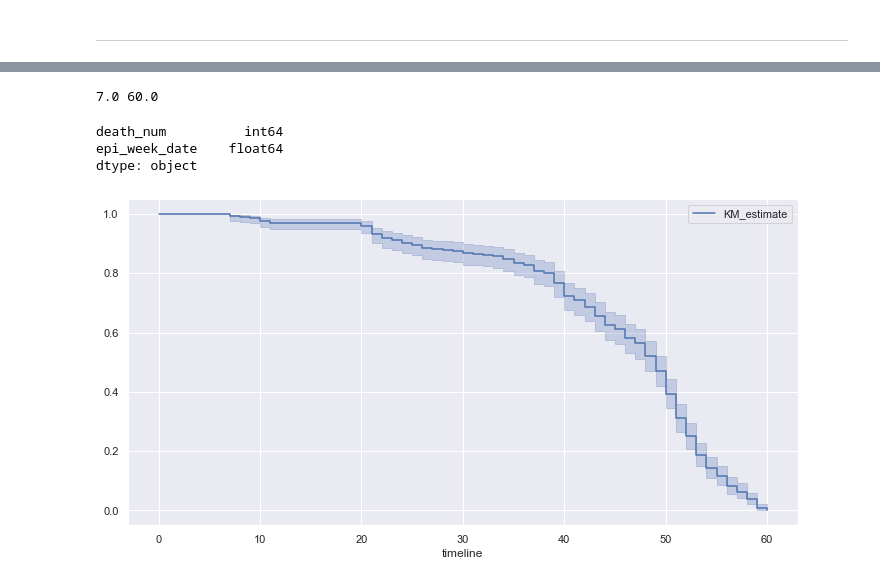
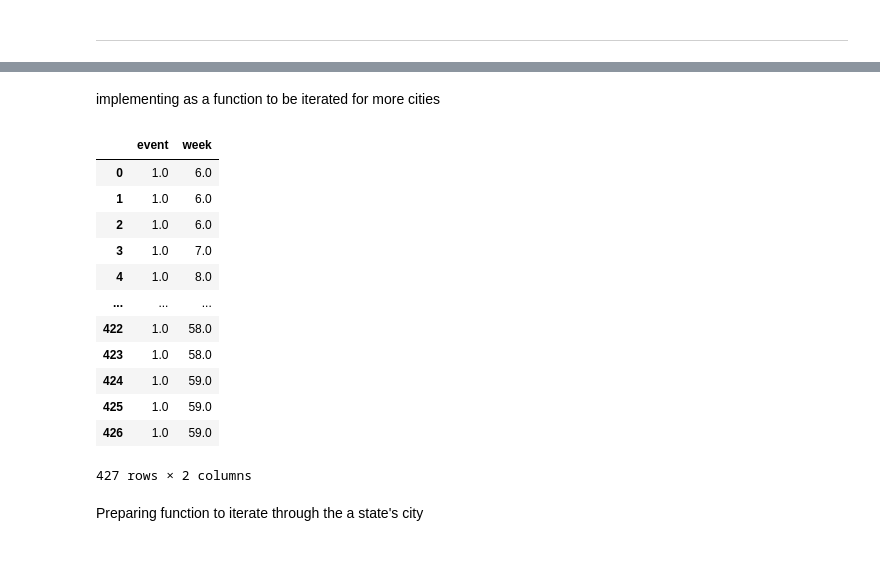
Before and after one commit to alexandrepereiraarq/COVIDGI, a Jupyter notebook: CVGI_MR_04_upscaling.ipynb, the cells around one changed output, grey strips where cells are left out. Saved outputs shown, nothing was run; the diff lists cells and outputs as text; code cells hidden in the pictures; blank space fills up the shorter version.

```diff
--- a/CVGI_MR_04_upscaling.ipynb
+++ b/CVGI_MR_04_upscaling.ipynb
@@ -227,27 +148,48 @@ cases_teste_pop = cases_teste_pop[cases_teste_pop.epi_week_date < 70]
-# %%
-print(cases_teste_pop.epi_week_date.min(),cases_teste_pop.epi_week_date.max())
-# %% [output]
-7.0 60.0
-# %%
-cases_test_pop.dtypes
-# %% [output]
-death_num          int64
-epi_week_date    float64
-dtype: object
-# %%
-kmf2 = KaplanMeierFitter()
-
-T = cases_teste_pop['epi_week_date']     ## time to event
-E = cases_teste_pop['death_num']      ## variable indicating the event
-
-#cohorts = df['StreamingTV']
-#i1 = (cohorts == 'No')
-#i2 = (cohorts == 'Yes')
-
-kmf2.fit(T,E)
-a1 = kmf2.plot()
-#kmf1.fit(T[i2], E[i2], label='Subscribed Streaming TV')
-#kmf2.plot(ax=a1)
-plt.show()
-# %% [output]
-[figure, removed]
+# %% [markdown]
+implementing as a function to be iterated for more cities
+# %%
+def events_cities(cases):
+    start_time = time.time()
+    #events = pd.DataFrame({'event': pd.Series([], dtype='int'),'week':pd.Series([], dtype='int')}, index=range(cases.new_deaths.sum()))
+    #events.event = 0
+    total_deaths = 0
+    for id_wk, val_wk in enumerate(cases.epi_week):
+        #check if there are any cases, otherwise skip
+        var_deaths = cases[(cases.epi_week == val_wk)].new_deaths.tolist()[0]
+
+        if var_deaths > 0:
+            for i in range(var_deaths):
+                total_deaths = total_deaths + 1
+    events = pd.DataFrame({'event': pd.Series([], dtype='int'),'week':pd.Series([], dtype='int')}, index=range(total_deaths))
+    c = 0
+    for id_wk, val_wk in enumerate(cases.epi_week):
+        #check if there are any cases, otherwise skip
+        var_deaths = cases[(cases.epi_week == val_wk)].new_deaths.tolist()[0]
+        #print(var_deaths,val_wk)
+        if var_deaths > 0:
+            for i in range(var_deaths):
+                events['event'].iloc[c] = 1
+                events['week'].iloc[c] = id_wk
+                c = c + 1
+    t1 = "--- %s seconds ---" % (time.time() - start_time)
+    return events
+# %%
+#testing function
+events_one_city_2 = events_cities(cases_one_city)
+events_one_city_2
+# %% [output]
+|  | event | week |
+| 0 | 1.0 | 6.0 |
+| 1 | 1.0 | 6.0 |
+| 2 | 1.0 | 6.0 |
+| 3 | 1.0 | 7.0 |
+| 4 | 1.0 | 8.0 |
+| ... | ... | ... |
+| 422 | 1.0 | 58.0 |
+| 423 | 1.0 | 58.0 |
+| 424 | 1.0 | 59.0 |
+| 425 | 1.0 | 59.0 |
+| 426 | 1.0 | 59.0 |
+427 rows × 2 columns
+# %% [markdown]
+Preparing function to iterate through the a state's city
```
Also changed, not shown: parts of 31 cells of this notebook.
